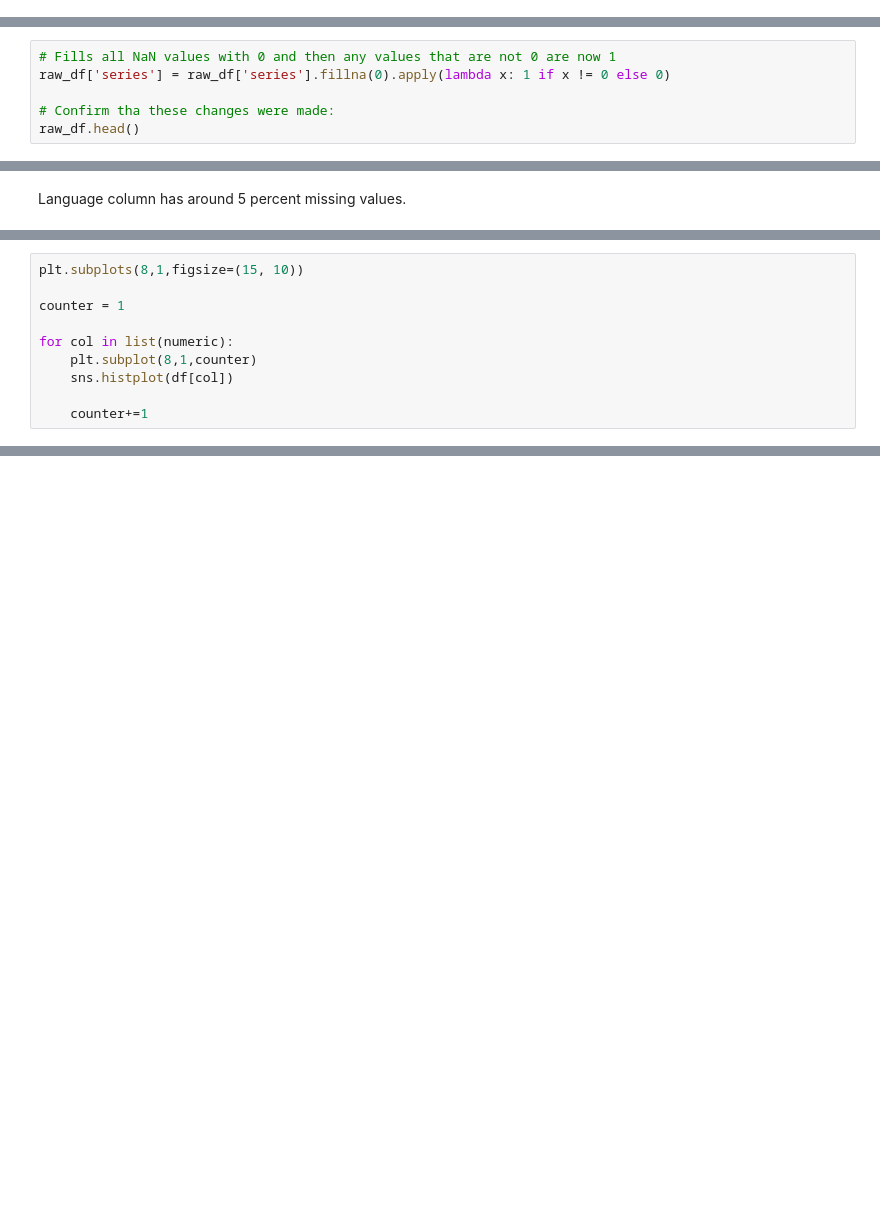
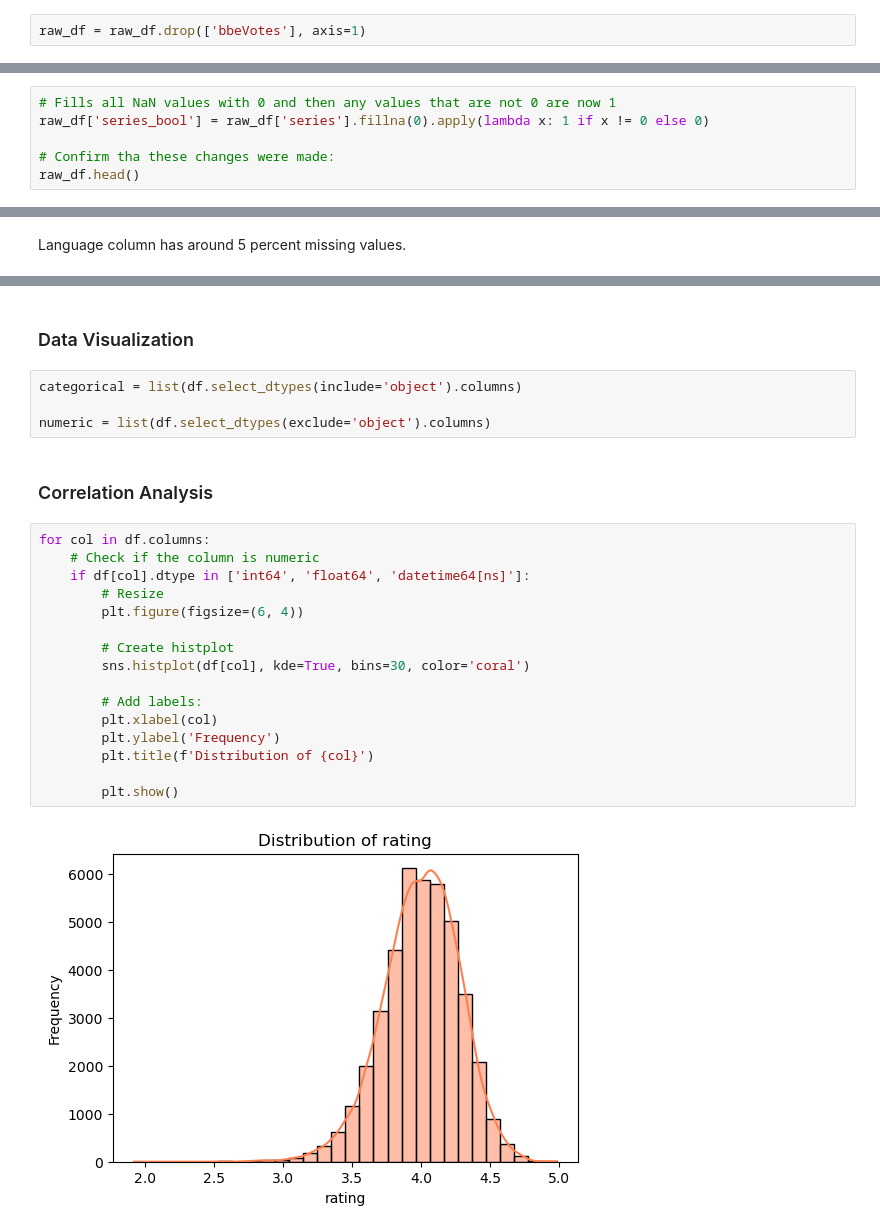
Before and after one commit to quincbirker/Capstone_Project, a Jupyter notebook: Notebooks/GoodReads_Dataset_EDA.ipynb, the cells around one changed output, grey strips where cells are left out. Saved outputs shown, nothing was run; the diff lists cells and outputs as text; blank space fills up the shorter version.

Commit message:
EDA updated - starting data visuals

```diff
--- a/Notebooks/GoodReads_Dataset_EDA.ipynb
+++ b/Notebooks/GoodReads_Dataset_EDA.ipynb
@@ -356,0 +386,2 @@ dtype: float64
+# %%
+raw_df = raw_df.drop(['bbeVotes'], axis=1)
@@ -455,6 +467,0 @@ In order to use the series in the modeling, I will change the data:
-# %%
-# Fills all NaN values with 0 and then any values that are not 0 are now 1
-raw_df['series'] = raw_df['series'].fillna(0).apply(lambda x: 1 if x != 0 else 0)
-
-# Confirm tha these changes were made:
-raw_df.head()
@@ -467,0 +473,6 @@ raw_df.head()
+# %%
+# Fills all NaN values with 0 and then any values that are not 0 are now 1
+raw_df['series_bool'] = raw_df['series'].fillna(0).apply(lambda x: 1 if x != 0 else 0)
+
+# Confirm tha these changes were made:
+raw_df.head()
@@ -545,10 +504,0 @@ numeric = list(df.select_dtypes(exclude='object').columns)
-# %%
-plt.subplots(8,1,figsize=(15, 10))
-
-counter = 1
-
-for col in list(numeric):
-    plt.subplot(8,1,counter)
-    sns.histplot(df[col])
-
-    counter+=1
@@ -562,0 +555,28 @@ for col in list(numeric):
+# %% [markdown]
+<a id = 'data_visualization'></a>
+### Data Visualization
+# %%
+categorical = list(df.select_dtypes(include='object').columns)
+
+numeric = list(df.select_dtypes(exclude='object').columns)
+# %% [markdown]
+<a id = 'correlation_analysis'></a>
+### Correlation Analysis
+# %%
+for col in df.columns:
+    # Check if the column is numeric
+    if df[col].dtype in ['int64', 'float64', 'datetime64[ns]']:
+        # Resize
+        plt.figure(figsize=(6, 4))
+
+        # Create histplot
+        sns.histplot(df[col], kde=True, bins=30, color='coral')
+
+        # Add labels:
+        plt.xlabel(col)
+        plt.ylabel('Frequency')
+        plt.title(f'Distribution of {col}')
+
+        plt.show()
+# %% [output]
+[figure, added]
```
Also changed, not shown: parts of 70 cells of this notebook, 1 other file.
